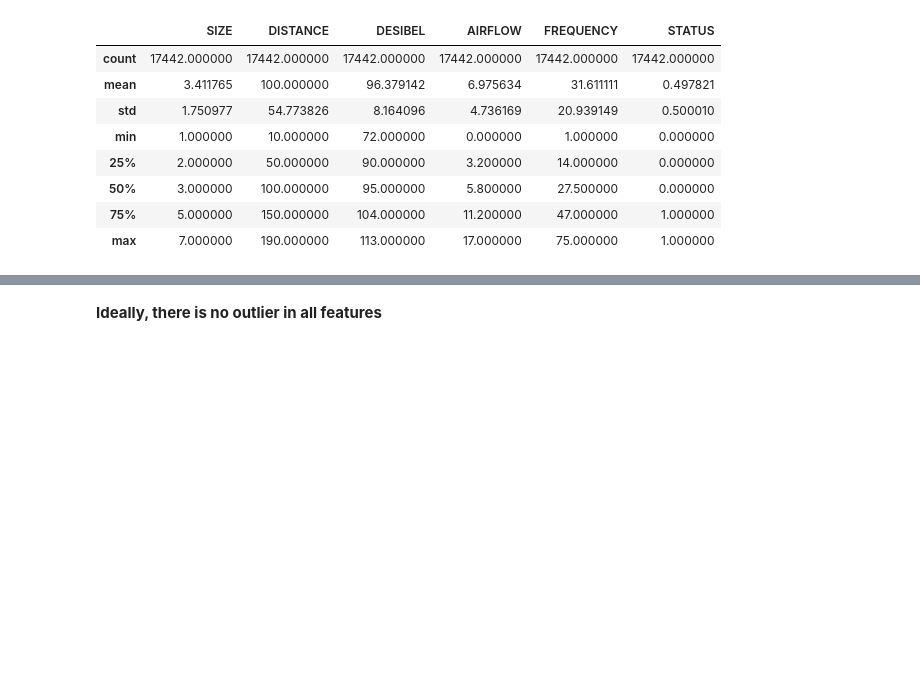
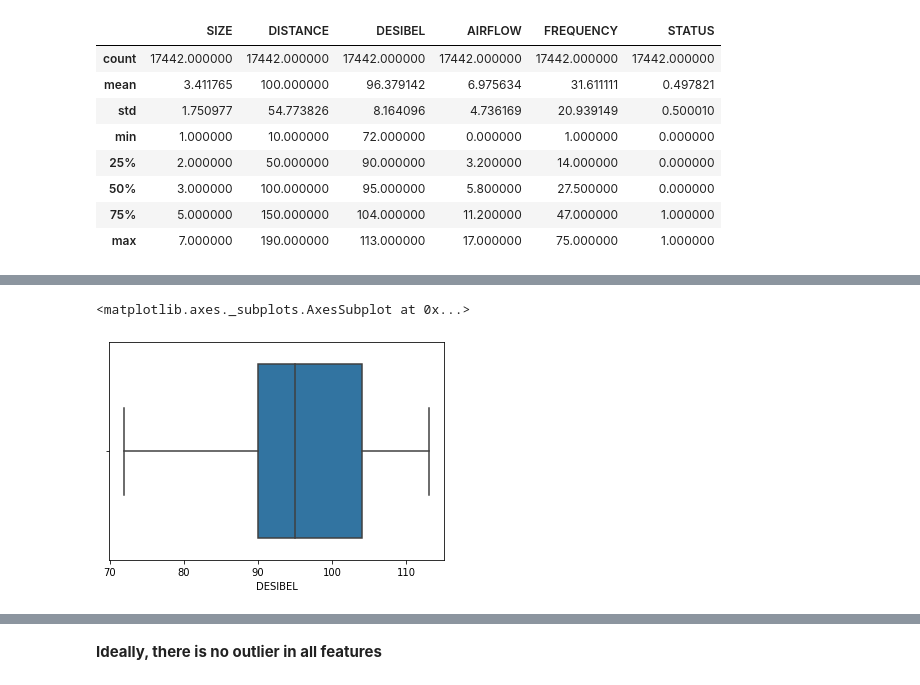
Before and after one commit to davidmorrison-08-30/KNN-FROM-SCRATCH, a Jupyter notebook: kNN_from_scratch.ipynb, the cells around one changed output, grey strips where cells are left out. Drawn from its saved outputs; the diff is of its cells as text; code cells hidden in the pictures; blank space fills up the shorter version.

```diff
--- a/kNN_from_scratch.ipynb
+++ b/kNN_from_scratch.ipynb
@@ -384,0 +390,5 @@ sns.boxplot(x=df["STATUS"])
+# %%
+sns.boxplot(x=df["DESIBEL"])
+# %% [output]
+<matplotlib.axes._subplots.AxesSubplot at 0x...>
+[figure, added]
```
Also changed, not shown: parts of 5 cells of this notebook.
